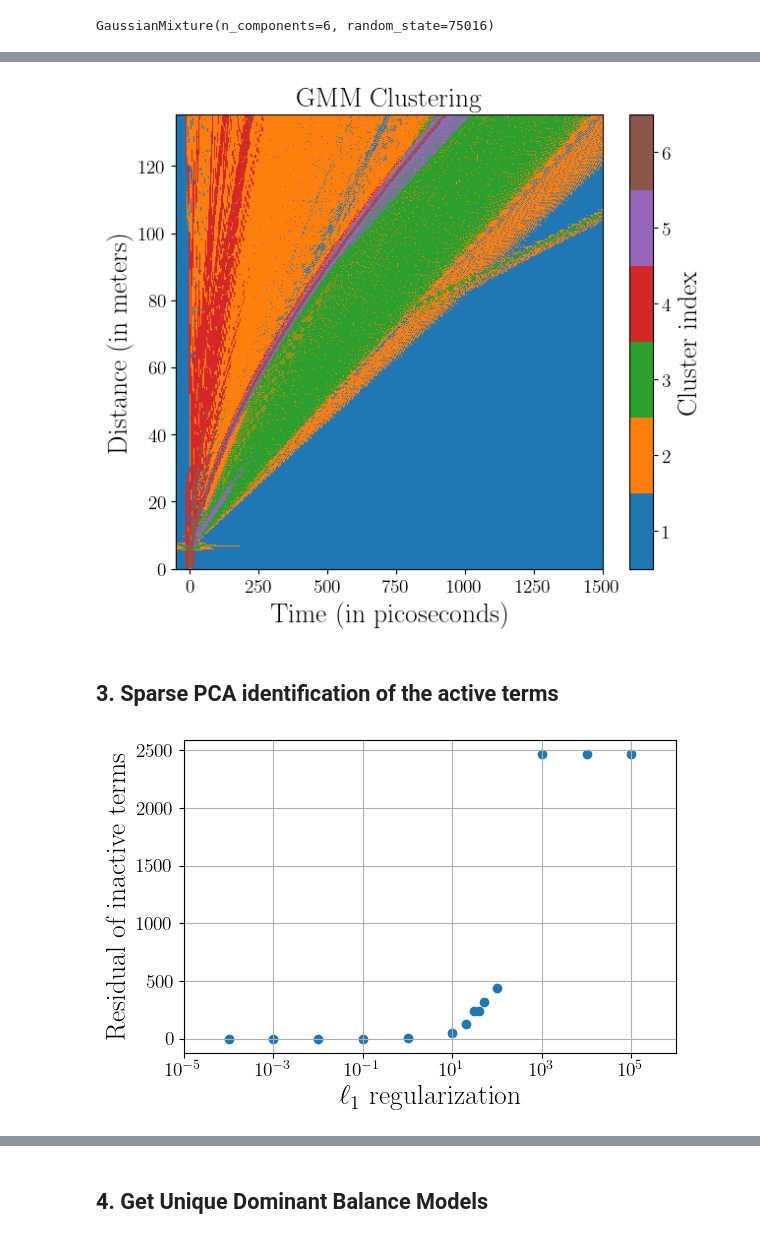
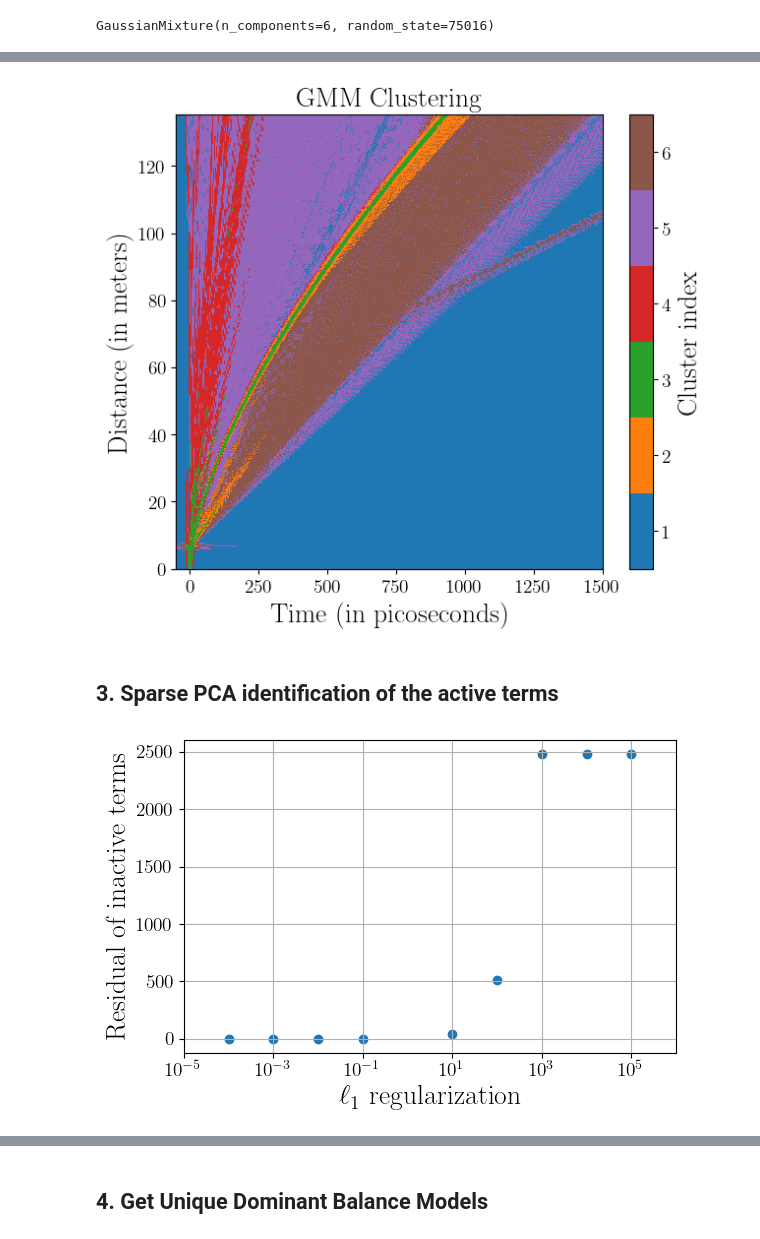
Before and after one commit to tbreitburd/Learning-Dominant-Physical-Processes-using-Unsupervised-Learning-Techniques-, a Jupyter notebook: Notebooks/Optical_Pulse.ipynb, the cells around one changed output, grey strips where cells are left out. Drawn from its saved outputs; the diff is of its cells as text; code cells hidden in the pictures.

Commit message:
Plotted 3D scatterplot, changed training set
Finished the 3D plot scatterplot. Changed the training set to ignore all the points in the "no dynamics" region of time (large negative time values)

```diff
--- a/Notebooks/Optical_Pulse.ipynb
+++ b/Notebooks/Optical_Pulse.ipynb
@@ -114,19 +137,12 @@ labels = [
 # %%
-# Get the terms in an array
+# Create the array according to Fig 9 in the supplementary informations
+features = np.array(
+    np.array(
+        [u_tt_sub, u_3t_sub, u_4t_sub, u_5t_sub, u_6t_sub, u2u_sub, R_sub, u_x_sub]
+    ).T
+)
+nfeatures = features.shape[1]
 
-# Flatten the terms
-u_x = u_x.flatten()
-u_tt = u_tt.flatten()
-u_3t = u_3t.flatten()
-u_4t = u_4t.flatten()
-u_5t = u_5t.flatten()
-u_6t = u_6t.flatten()
-R = R.flatten()
-u2u = u2u.flatten()
-
-# Create the array
-features = np.array(np.array([u_tt, u_3t, u_4t, u_5t, u_6t, u2u, R, u_x]).T)
-nfeatures = features.shape[1]
 # Because complex values are not supported in the GMM,
 # we will use the real part of the features for now
 features = np.real(features)
@@ -158,7 +170,7 @@ seed = 75016
 np.random.seed(seed)
 
 # Fit the model on 50% of the data
-frac = 0.05
+frac = 0.15
 features_train, _ = sk.model_selection.train_test_split(
     features, train_size=frac, random_state=seed
 )
@@ -178,7 +190,7 @@ cluster_idx = model.predict(features)
 # %%
 # Define a clustermap
 nx = len(x.flatten())
-nt = len(t.flatten())
+nt = len(t[0, idx:].flatten())
 
 clustermap = cluster_idx.reshape(nx, nt)
 # %%
@@ -189,26 +201,28 @@ cm = ListedColormap(cm)
 # %%
 # Plot the clustermap
 def plot_clustering_optics(clustermap, x, t, n_clusters):
     plt.figure(figsize=(7, 6))
     plt.pcolormesh(t, x, clustermap + 1, cmap=cm, vmin=-0.5, vmax=cm.N - 0.5)
     cbar = plt.colorbar(
         boundaries=np.arange(0.5, n_clusters + 1.5), ticks=np.arange(0, n_clusters + 1)
     )
     cbar.set_label("Cluster index")
     plt.xlim([-50, 1500])
     plt.xlabel("Time (in picoseconds)")
     plt.ylabel("Distance (in meters)")
     plt.title("GMM Clustering")
     plt.show()
 
 
-plot_clustering_optics(clustermap, x, t, n_clusters)
+t_sub = t[:, idx:]
+
+plot_clustering_optics(clustermap, x, t_sub, n_clusters)
 # %% [output]
-[figure, old version]
+[figure, new version]
 # %% [markdown]
 ## 3. Sparse PCA identification of the active terms
 # %%
-alphas = [1e-4, 1e-3, 1e-2, 0.1, 1, 10, 20, 30, 40, 50, 100, 1e3, 1e4, 1e5]
+alphas = [1e-4, 1e-3, 1e-2, 0.1, 10, 100, 1e3, 1e4, 1e5]
 err = np.zeros([len(alphas)])
 
 for k, alpha in enumerate(alphas):
@@ -230,7 +244,7 @@ for k, alpha in enumerate(alphas):
 
 pf.plot_spca_residuals(alphas, err)
 # %% [output]
-[figure, old version]
+[figure, new version]
 # %%
 # Set the alpha regularization term to 40
 alpha = 10
```
Also changed, not shown: parts of 8 cells of this notebook, 1 other file.
